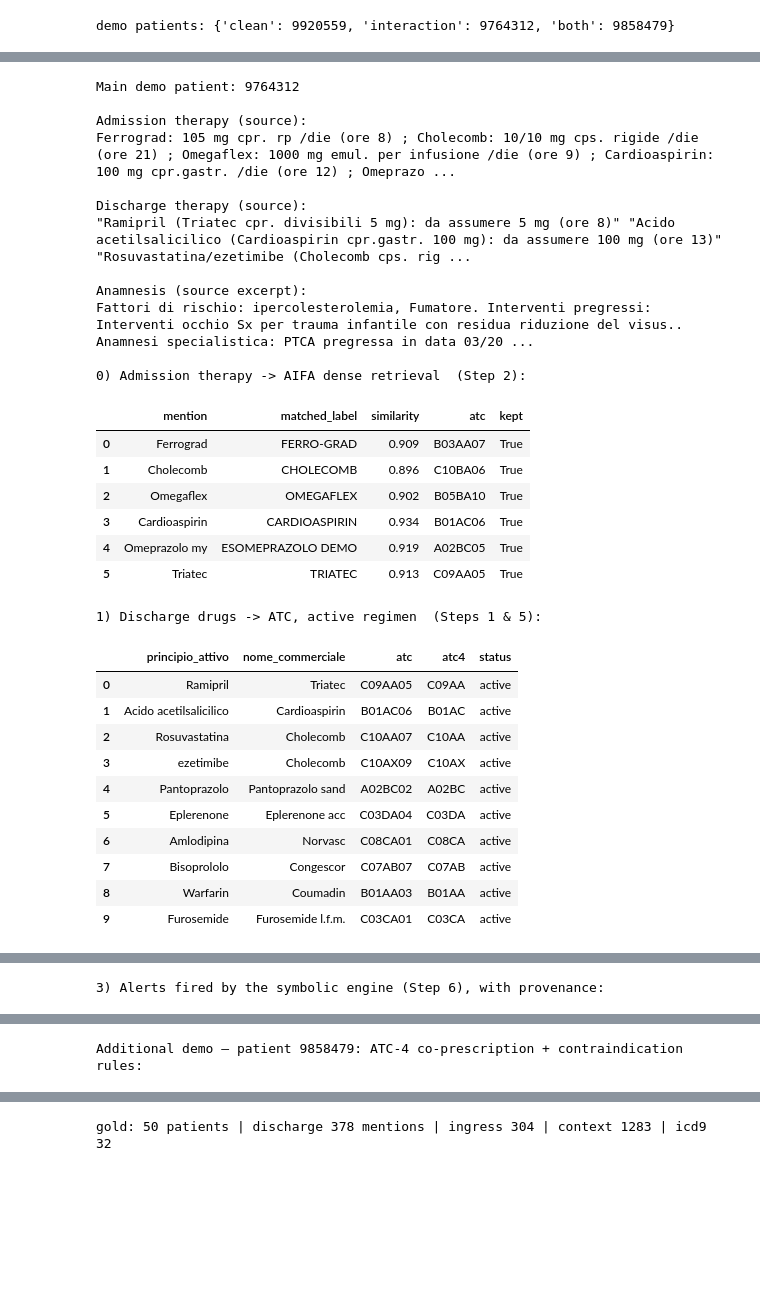
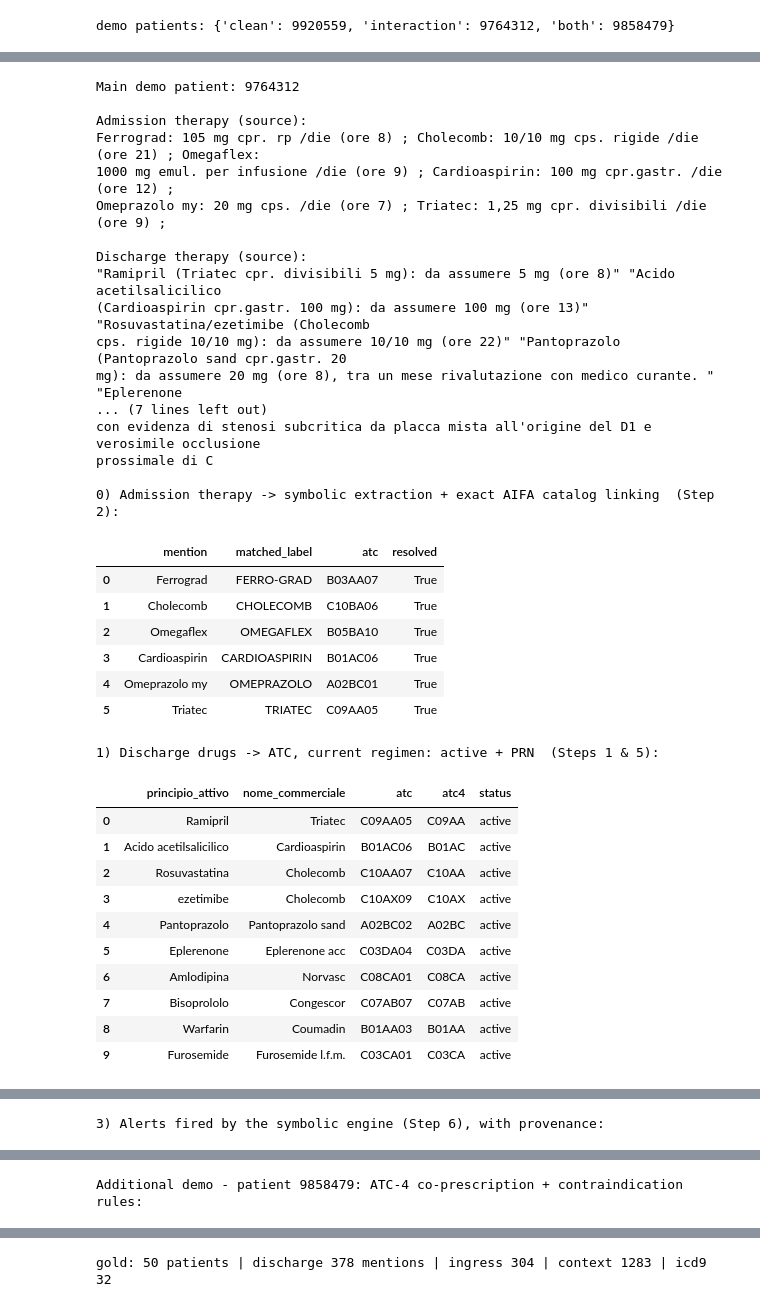
Before and after one commit to ilegul/nlp4dh, a Jupyter notebook: notebooks/clinical_nlp_pipeline.ipynb, the cells around one changed output, grey strips where cells are left out. Saved outputs shown, nothing was run; the diff lists cells and outputs as text; code cells hidden in the pictures; blank space fills up the shorter version.

```diff
--- a/notebooks/clinical_nlp_pipeline.ipynb
+++ b/notebooks/clinical_nlp_pipeline.ipynb
@@ -939,21 +1462,21 @@ The two symbolic configs share the *same* triggers; only the **scope resolution*
 difference shows up precisely on **coordinated lists**, which are ubiquitous in this dataset.
 # %%
 # Real coordinated-negation sentences: fixed-window NegEx truncates the list; dependency scope
-# propagates negation across it. We show the ASSERTION axis.
+# propagates negation across it. The ASSERTION axis is shown.
 ABLATION = [
     ("Nega diabete mellito ed altri fattori di rischio CV.", "diabete mellito"),
     ("Nega diabete mellito ed altri fattori di rischio CV.", "fattori di rischio CV"),
     ("Nega recenti eventi infettivi, storia di sincope, cefalea o altri episodi di TIA.", "cefalea"),
     ("Nega recenti eventi infettivi, storia di sincope, cefalea o altri episodi di TIA.", "episodi di TIA"),
-    ("Riferisce ipertensione arteriosa e dislipidemia.", "dislipidemia"),
+    ("Riferisce astenia e dispnea per sforzi lievi.", "astenia"),
     ("Familiarita per CAD precoce (madre IMA a 55 aa).", "CAD"),
 ]
 rows = []
 for sent, ent in ABLATION:
     doc = nlp(sent); marks = section_marks(sent); s = sent.find(ent)
     rows.append({"sentence": sent[:52] + "…", "condition": ent,
-                 "(a-basic) assertion": classify_basic_axes(doc, marks, s, s + len(ent))["assertion"],
-                 "(a-dep) assertion":   classify_dep_axes(doc, marks, s, s + len(ent))["assertion"],
-                 "(a-dep) experiencer": classify_dep_axes(doc, marks, s, s + len(ent))["experiencer"]})
+                 "assertion (fixed-window)":        classify_basic_axes(doc, marks, s, s + len(ent))["assertion"],
+                 "assertion (dependency-scoped)":   classify_dep_axes(doc, marks, s, s + len(ent))["assertion"],
+                 "experiencer (dependency-scoped)": classify_dep_axes(doc, marks, s, s + len(ent))["experiencer"]})
 pd.DataFrame(rows)
 # %% [output]
@@ -1286,14 +2014,13 @@ medrt = pd.read_csv(EXTERNAL / "rx" / "rxclass" / "medrt_contraindications.csv")
 ci = medrt[(medrt.rela == "ci_with") & (medrt.class_type == "DISEASE")]
 ci_pairs = set(zip(ci.rxcui.astype(int), ci.class_name))          # (drug rxcui, contraindicated disease)
 
-# drug -> rxcui (offline RxNorm ingredient table)
-rxnorm = pd.read_csv(EXTERNAL / "rx" / "rxnorm" / "rxnorm_ingredients.csv")
-rx_map = {str(q).lower(): int(c) for q, c in zip(rxnorm["query"], rxnorm.rxcui) if pd.notna(c)}
-drugs_for_alerts["rxcui"] = drugs_for_alerts.principio_attivo.str.lower().str.strip().map(rx_map)
+# drug -> rxcui from the ingredient crosswalk (RxNav offline join, see build_drug_resources.ipynb),
+# keyed by the same canonical drug key.
+drugs_for_alerts["rxcui"] = drugs_for_alerts.drug_key.map(KB_RXCUI)
 
 # patient conditions (present only) -> MeSH disease name used by MED-RT, via retrieval
-# Contraindications must use conditions the patient ACTUALLY has now: affirmed, patient (not family),
-# and not purely historical.
+# Contraindication mentions are affirmed, patient-referent (not family) and not explicitly historical;
+# unspecified temporality is retained, so this is a superset of strictly-current conditions.
 present_conditions = conditions_linked[(conditions_linked.assertion == "affirmed") &
                                       (conditions_linked.experiencer == "patient") &
                                       (conditions_linked.temporality != "historical")]
@@ -1686,59 +2460,64 @@ demo_summary
 # The 'interaction' patient, end to end: raw source text -> Step 2 -> Steps 1&5 -> Steps 3-5 -> Step 6
 main_demo = DEMO_PATIENTS["interaction"]
 main_patient = next(p for p in patients if p["encOid"] == main_demo)
 print(f"Main demo patient: {main_demo}\n")
 
 # Display the source reports before the structured pipeline outputs.
-print("Admission therapy (source):");  print((report_text(main_patient, T_INGRESSO)  or "(empty)")[:400])
-print("\nDischarge therapy (source):"); print((report_text(main_patient, T_DIMISSIONE) or "(empty)")[:400])
-print("\nAnamnesis (source excerpt):"); print((report_text(main_patient, T_ANAMNESI)  or "(empty)")[:500])
+print("Admission therapy (source):");  print(wrap((report_text(main_patient, T_INGRESSO)  or "(empty)")[:400]))
+print("\nDischarge therapy (source):"); print(wrap((report_text(main_patient, T_DIMISSIONE) or "(empty)")[:400]))
+print("\nAnamnesis (source excerpt):"); print(wrap((report_text(main_patient, T_ANAMNESI)  or "(empty)")[:500]))
 
-print("\n0) Admission therapy -> AIFA dense retrieval  (Step 2):")
+print("\n0) Admission therapy -> symbolic extraction + exact AIFA catalog linking  (Step 2):")
 display(ingress_drugs[ingress_drugs.encOid == main_demo]
-        [["mention", "matched_label", "similarity", "atc", "kept"]].reset_index(drop=True))
+        [["mention", "matched_label", "atc", "resolved"]].reset_index(drop=True))
 
-print("1) Discharge drugs -> ATC, active regimen  (Steps 1 & 5):")
-display(discharge_linked[(discharge_linked.encOid == main_demo) & discharge_linked.status.eq("active")]
+print("1) Discharge drugs -> ATC, current regimen: active + PRN  (Steps 1 & 5):")
+display(discharge_linked[(discharge_linked.encOid == main_demo) & discharge_linked.status.ne("suspended")]
         [["principio_attivo", "nome_commerciale", "atc", "atc4", "status"]].drop_duplicates().reset_index(drop=True))
 
-print("2) Anamnesis conditions -> context axes + ICD-9  (Steps 3, 4 & 5). The linker keeps a code only "
-      "above the similarity threshold; low-confidence mentions become NIL, though accepted links can "
-      "still be incorrect:")
+print(wrap("2) Anamnesis conditions -> context axes + ICD-9  (Steps 3, 4 & 5). The linker keeps a code only "
+           "above the similarity threshold; low-confidence mentions become NIL, though accepted links can "
+           "still be incorrect:"))
 display(conditions_linked[conditions_linked.encOid == main_demo]
         [["condition", "assertion", "temporality", "experiencer", "icd9_code", "icd9_status", "icd9_sim"]]
-        .drop_duplicates().head(12).reset_index(drop=True))
+        .round({"icd9_sim": 3}).drop_duplicates().head(12).reset_index(drop=True))
 
 print("3) Alerts fired by the symbolic engine (Step 6), with provenance:")
 display(alerts_df[alerts_df.encOid == main_demo]
         [["alert_type", "drug_a", "drug_b", "condition", "severity", "source"]].reset_index(drop=True))
 
 # The 'both' patient additionally exercises the ATC-4 co-prescription and contraindication rules
 both_demo = DEMO_PATIENTS["both"]
-print(f"\nAdditional demo — patient {both_demo}: ATC-4 co-prescription + contraindication rules:")
+print(f"\nAdditional demo - patient {both_demo}: ATC-4 co-prescription + contraindication rules:")
 display(alerts_df[(alerts_df.encOid == both_demo) &
                   alerts_df.alert_type.isin(["same_atc4_coprescription", "drug_disease_contraindication"])]
         [["alert_type", "drug_a", "drug_b", "condition", "severity", "source", "detail"]].reset_index(drop=True))
 # %% [output]
 Main demo patient: 9764312
 
 Admission therapy (source):
-Ferrograd: 105 mg cpr. rp /die (ore 8) ; Cholecomb: 10/10 mg cps. rigide /die (ore 21) ; Omegaflex: 1000 mg emul. per infusione /die (ore 9) ; Cardioaspirin: 100 mg cpr.gastr. /die (ore 12) ; Omeprazo ...
+Ferrograd: 105 mg cpr. rp /die (ore 8) ; Cholecomb: 10/10 mg cps. rigide /die (ore 21) ; Omegaflex:
+1000 mg emul. per infusione /die (ore 9) ; Cardioaspirin: 100 mg cpr.gastr. /die (ore 12) ;
+Omeprazolo my: 20 mg cps. /die (ore 7) ; Triatec: 1,25 mg cpr. divisibili /die (ore 9) ;
 
 Discharge therapy (source):
-"Ramipril (Triatec cpr. divisibili 5 mg): da assumere 5 mg (ore 8)" "Acido acetilsalicilico (Cardioaspirin cpr.gastr. 100 mg): da assumere 100 mg (ore 13)" "Rosuvastatina/ezetimibe (Cholecomb cps. rig ...
+"Ramipril (Triatec cpr. divisibili 5 mg): da assumere 5 mg (ore 8)" "Acido acetilsalicilico
+(Cardioaspirin cpr.gastr. 100 mg): da assumere 100 mg (ore 13)" "Rosuvastatina/ezetimibe (Cholecomb
+cps. rigide 10/10 mg): da assumere 10/10 mg (ore 22)" "Pantoprazolo (Pantoprazolo sand cpr.gastr. 20
+mg): da assumere 20 mg (ore 8), tra un mese rivalutazione con medico curante. " "Eplerenone
+... (7 lines left out)
+con evidenza di stenosi subcritica da placca mista all'origine del D1 e verosimile occlusione
+prossimale di C
 
-Anamnesis (source excerpt):
-Fattori di rischio: ipercolesterolemia, Fumatore. Interventi pregressi: Interventi occhio Sx per trauma infantile con residua riduzione del visus.. Anamnesi specialistica: PTCA pregressa in data 03/20 ...
-
-0) Admission therapy -> AIFA dense retrieval  (Step 2):
+0) Admission therapy -> symbolic extraction + exact AIFA catalog linking  (Step 2):
-|  | mention | matched_label | similarity | atc | kept |
-| 0 | Ferrograd | FERRO-GRAD | 0.909 | B03AA07 | True |
-| 1 | Cholecomb | CHOLECOMB | 0.896 | C10BA06 | True |
-| 2 | Omegaflex | OMEGAFLEX | 0.902 | B05BA10 | True |
-| 3 | Cardioaspirin | CARDIOASPIRIN | 0.934 | B01AC06 | True |
-| 4 | Omeprazolo my | ESOMEPRAZOLO DEMO | 0.919 | A02BC05 | True |
-| 5 | Triatec | TRIATEC | 0.913 | C09AA05 | True |
+|  | mention | matched_label | atc | resolved |
+| 0 | Ferrograd | FERRO-GRAD | B03AA07 | True |
+| 1 | Cholecomb | CHOLECOMB | C10BA06 | True |
+| 2 | Omegaflex | OMEGAFLEX | B05BA10 | True |
+| 3 | Cardioaspirin | CARDIOASPIRIN | B01AC06 | True |
+| 4 | Omeprazolo my | OMEPRAZOLO | A02BC01 | True |
+| 5 | Triatec | TRIATEC | C09AA05 | True |
-1) Discharge drugs -> ATC, active regimen  (Steps 1 & 5):
+1) Discharge drugs -> ATC, current regimen: active + PRN  (Steps 1 & 5):
 |  | principio_attivo | nome_commerciale | atc | atc4 | status |
 | 0 | Ramipril | Triatec | C09AA05 | C09AA | active |
 | 1 | Acido acetilsalicilico | Cardioaspirin | B01AC06 | B01AC | active |
@@ -1776,2 +2556,2 @@ Fattori di rischio: ipercolesterolemia, Fumatore. Interventi pregressi: Interven
-Additional demo — patient 9858479: ATC-4 co-prescription + contraindication rules:
+Additional demo - patient 9858479: ATC-4 co-prescription + contraindication rules:
 |  | alert_type | drug_a | drug_b | condition | severity | source | detail |
```
Also changed, not shown: parts of 81 cells of this notebook, 19 other files.
